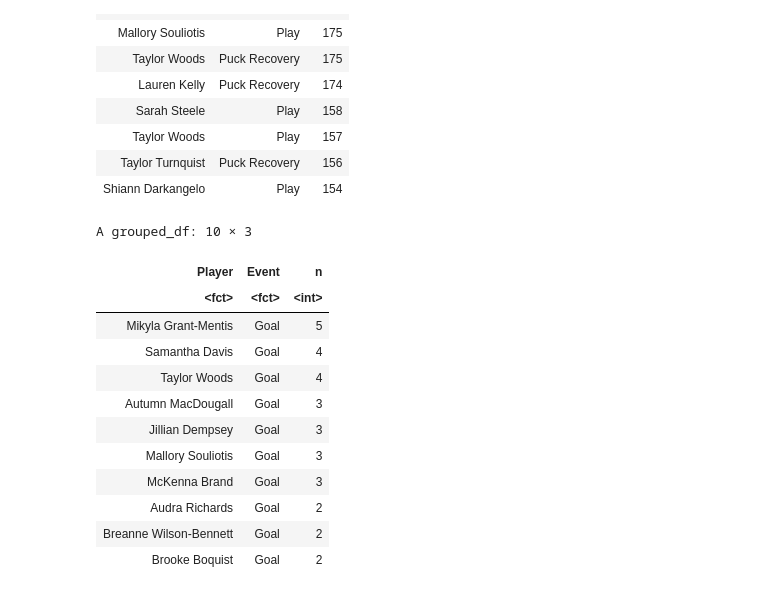
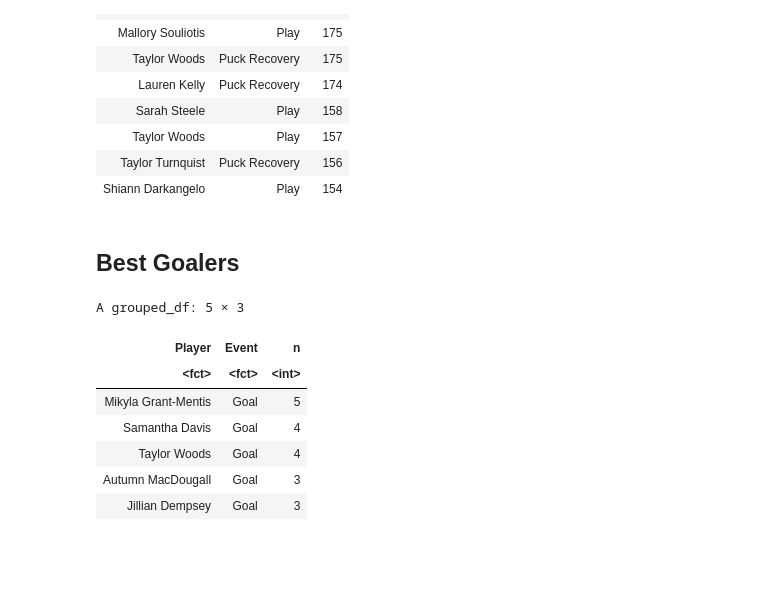
Before and after one commit to Harithap13/Rotman-Summer-NHWL-Datathon, a Jupyter notebook: rsd-nhwl-understanding-data.ipynb, the cells around one changed output. Saved outputs shown, nothing was run; the diff lists cells and outputs as text; code cells hidden in the pictures; blank space fills up the shorter version.

Commit message:
adding goal summary statistics

```diff
--- a/rsd-nhwl-understanding-data.ipynb
+++ b/rsd-nhwl-understanding-data.ipynb
@@ -366,23 +370,20 @@ A grouped_df: 10 × 3
 | Taylor Woods | Play | 157 |
 | Taylor Turnquist | Puck Recovery | 156 |
 | Shiann Darkangelo | Play | 154 |
+# %% [markdown]
+## Best Goalers
 # %%
-# Goalers
+# Goalers - simple stats
 
 head(goal_df %>%
-    group_by(Player) %>%
-    count(Event, sort=TRUE), 10)
+        group_by(Player) %>%
+        count(Event, sort=TRUE),5)
 # %% [output]
-A grouped_df: 10 × 3
+A grouped_df: 5 × 3
 | Player | Event | n |
 | <fct> | <fct> | <int> |
 | Mikyla Grant-Mentis | Goal | 5 |
 | Samantha Davis | Goal | 4 |
 | Taylor Woods | Goal | 4 |
 | Autumn MacDougall | Goal | 3 |
 | Jillian Dempsey | Goal | 3 |
-| Mallory Souliotis | Goal | 3 |
-| McKenna Brand | Goal | 3 |
-| Audra Richards | Goal | 2 |
-| Breanne Wilson-Bennett | Goal | 2 |
-| Brooke Boquist | Goal | 2 |
```
Also changed, not shown: parts of 5 cells of this notebook.
